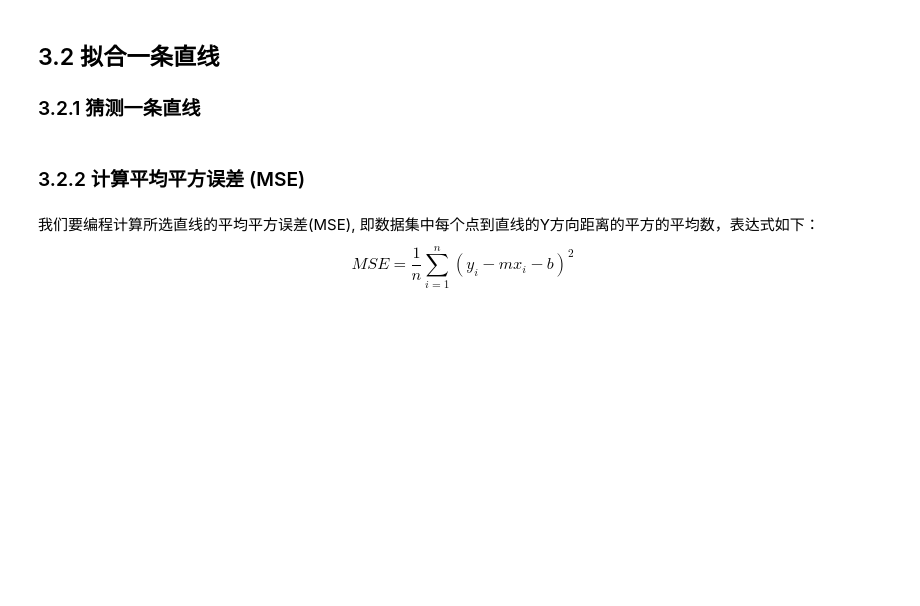
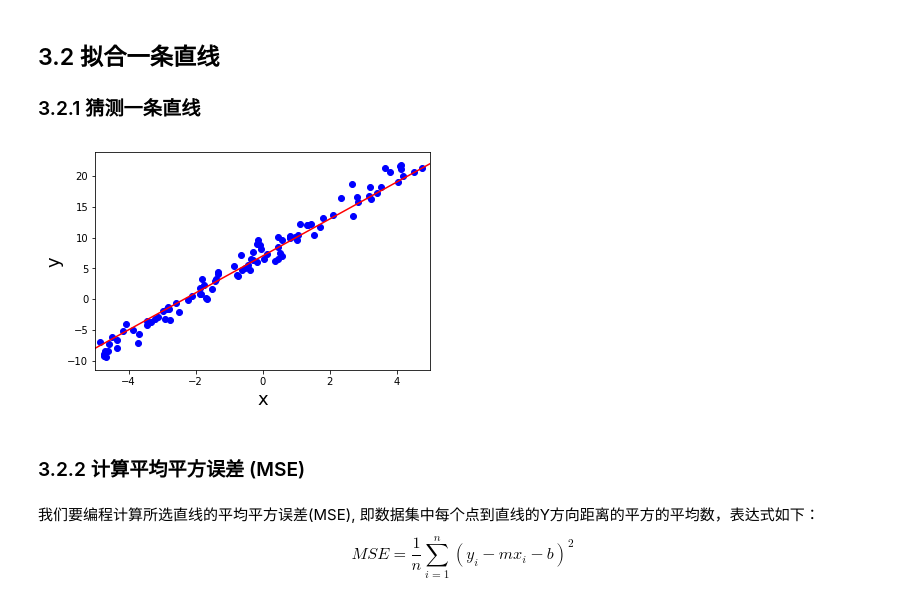
Before and after one commit to zingp/machine-learning, a Jupyter notebook: linear_algebra/linear_regression_project.ipynb, the cells around one changed output. Saved outputs shown, nothing was run; the diff lists cells and outputs as text; code cells hidden in the pictures; blank space fills up the shorter version.

```diff
--- a/linear_algebra/linear_regression_project.ipynb
+++ b/linear_algebra/linear_regression_project.ipynb
@@ -311,20 +475,22 @@ plt.show()
 ### 3.2.1 猜测一条直线
 # %%
 #TODO 请选择最适合的直线 y = mx + b
-m = 0
-b = 0
+m = 3.0
+b = 7.0
 
 # 不要修改这里！
 plt.xlim((-5,5))
 x_vals = plt.axes().get_xlim()
 y_vals = [m*x+b for x in x_vals]
 plt.plot(x_vals, y_vals, '-', color='r')
 
 plt.xlabel('x',fontsize=18)
 plt.ylabel('y',fontsize=18)
 plt.scatter(X,Y,c='b')
 
 plt.show()
+# %% [output]
+[figure, added]
 # %% [markdown]
 ### 3.2.2 计算平均平方误差 (MSE)
 # %% [markdown]
```
Also changed, not shown: parts of 34 cells of this notebook, 3 other files.
